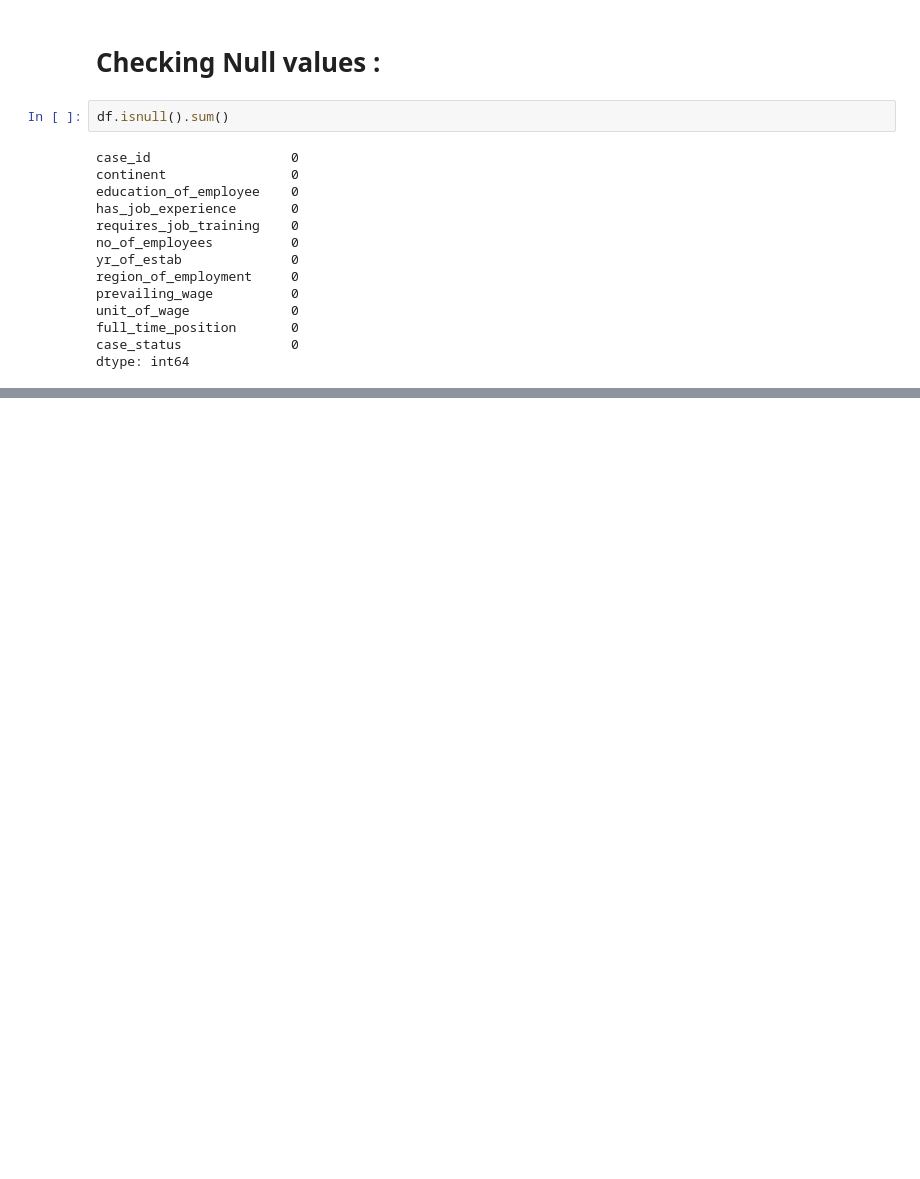
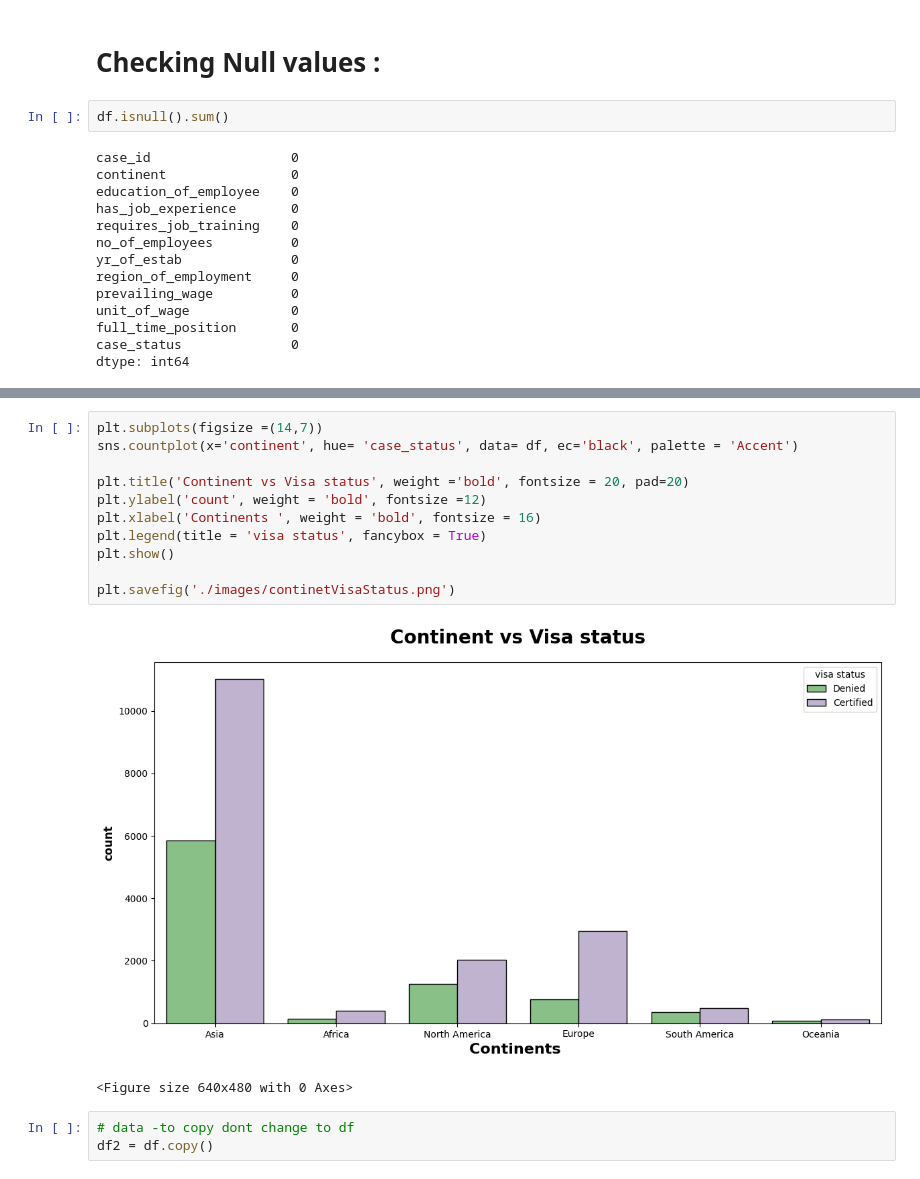
Before and after one commit to jubayerhu1/Python-Code, a Jupyter notebook: EDA_Project/Visa_Project.ipynb, the cells around one changed output, grey strips where cells are left out. Saved outputs shown, nothing was run; the diff lists cells and outputs as text; blank space fills up the shorter version.

```diff
--- a/EDA_Project/Visa_Project.ipynb
+++ b/EDA_Project/Visa_Project.ipynb
@@ -318,0 +406,17 @@ dtype: int64
+# %%
+plt.subplots(figsize =(14,7))
+sns.countplot(x='continent', hue= 'case_status', data= df, ec='black', palette = 'Accent')
+
+plt.title('Continent vs Visa status', weight ='bold', fontsize = 20, pad=20)
+plt.ylabel('count', weight = 'bold', fontsize =12)
+plt.xlabel('Continents ', weight = 'bold', fontsize = 16)
+plt.legend(title = 'visa status', fancybox = True)
+plt.show()
+
+plt.savefig('./images/continetVisaStatus.png')
+# %% [output]
+[figure, added]
+<Figure size 640x480 with 0 Axes>
+# %%
+# data -to copy dont change to df
+df2 = df.copy()
```
Also changed, not shown: parts of 11 cells of this notebook, 7 other files.
